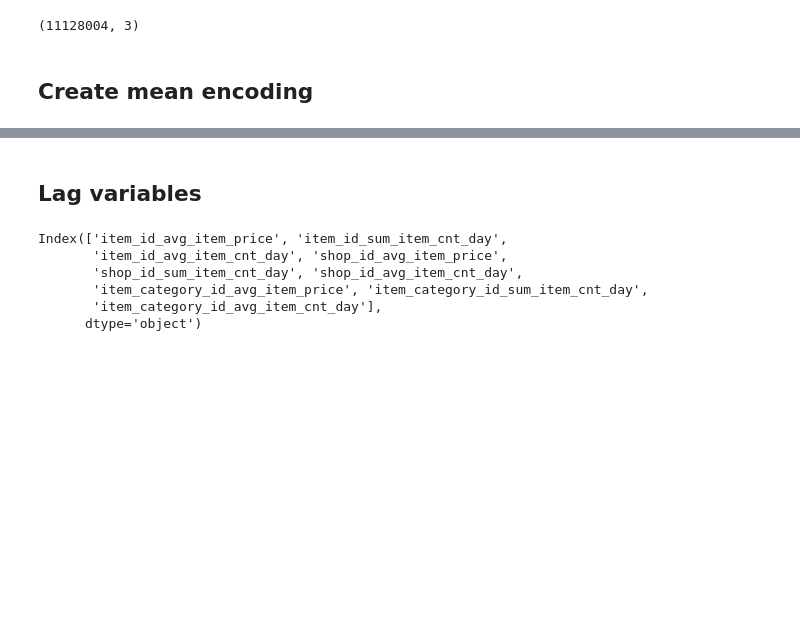
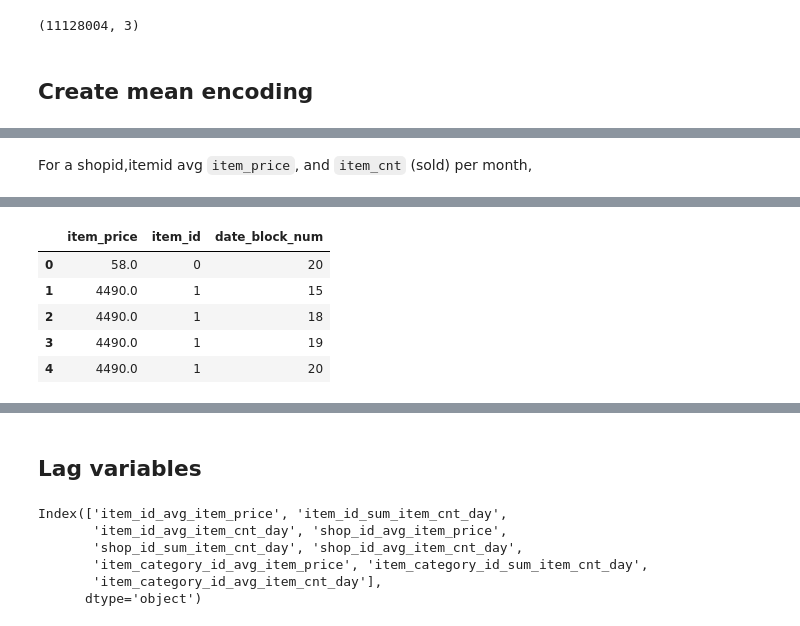
Before and after one commit to ihongChen/HowToWinKaggle, a Jupyter notebook: src/1_base_features_generate.ipynb, the cells around one changed output, grey strips where cells are left out. Saved outputs shown, nothing was run; the diff lists cells and outputs as text; code cells hidden in the pictures; blank space fills up the shorter version.

```diff
--- a/src/features_generate.ipynb
+++ b/src/1_base_features_generate.ipynb
@@ -19,6 +22,7 @@ tests           = pd.read_csv('../data/test.csv.gz')
 trans_date = pd.to_datetime(transactions.date,format='%d.%m.%Y')
 transactions['date'] = trans_date
 transactions.set_index('date',inplace=True)
+tests['date_block_num'] = 34
 # %%
 transactions['amount_price'] = transactions.item_price * transactions.item_cnt_day
 # %%
@@ -100,6 +101,8 @@ trans_wo_outlier.head().T
 | shop_id | 59 | 25 | 25 | 25 | 25 |
 | item_name | ЯВЛЕНИЕ 2012 (BD) | DEEP PURPLE The House Of Blue Lig... | DEEP PURPLE The House Of Blue Lig... | DEEP PURPLE Who Do You Think We A... | DEEP PURPLE 30 Very Best Of 2CD (... |
 | item_category_id | 37 | 58 | 58 | 58 | 56 |
+# %% [markdown]
+For a shopid,itemid avg `item_price`, and `item_cnt` (sold) per month,
 # %%
 trans_m = trans_wo_outlier.groupby(['date_block_num','shop_id','item_id']).agg(
     {'item_cnt_day':sum, 'item_price':np.mean}
@@ -118,3 +122,12 @@ trans_m[trans_m.date_block_num==34].head()
 | 10913806 | 5 | 5233 | 34 | 0.0 | 0.0 | Need for Speed Rivals (Essentials... | 19 |
 | 10913807 | 5 | 5232 | 34 | 0.0 | 0.0 | Need for Speed Rivals (Classics) ... | 23 |
 | 10913808 | 5 | 5268 | 34 | 0.0 | 0.0 | Need for Speed [PS4, русская версия] | 20 |
+# %%
+trans_wo_outlier.groupby(['item_id','date_block_num']).agg(np.mean).reset_index()[['item_price', 'item_id','date_block_num']].head()
+# %% [output]
+|  | item_price | item_id | date_block_num |
+| 0 | 58.0 | 0 | 20 |
+| 1 | 4490.0 | 1 | 15 |
+| 2 | 4490.0 | 1 | 18 |
+| 3 | 4490.0 | 1 | 19 |
+| 4 | 4490.0 | 1 | 20 |
```
Also changed, not shown: parts of 13 cells of this notebook, 3 other files.
